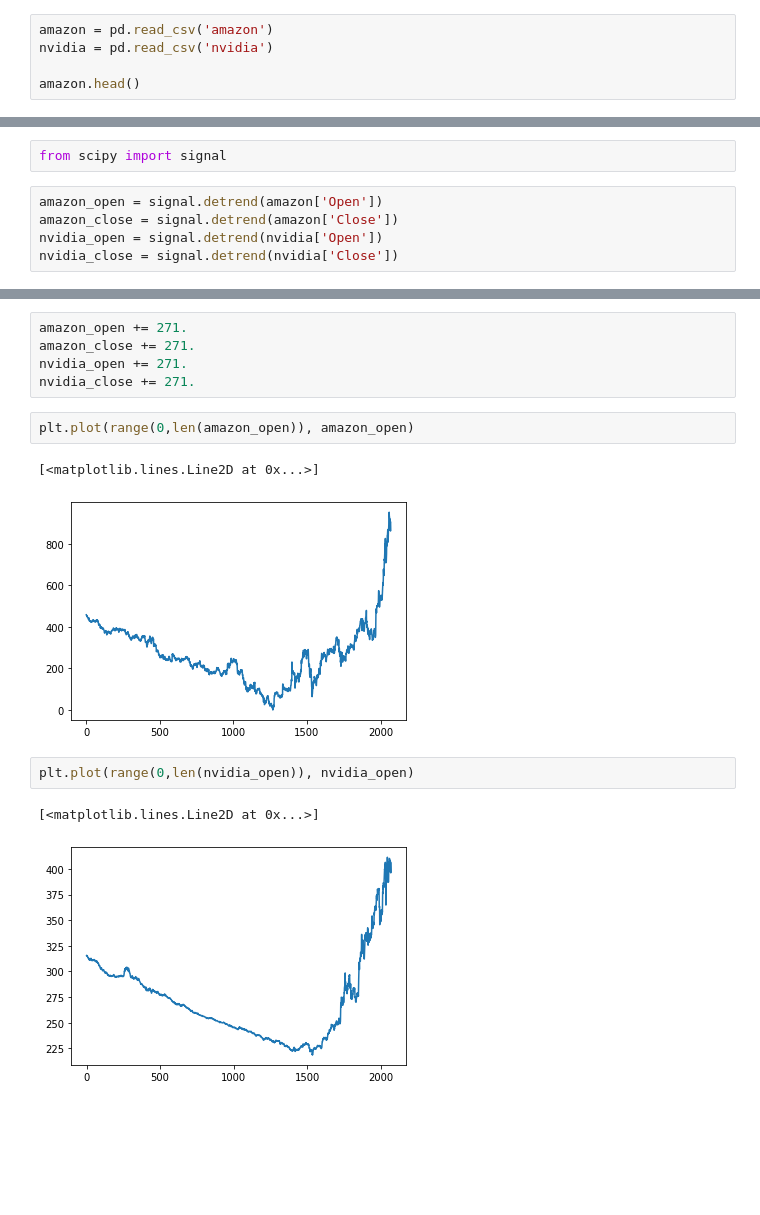
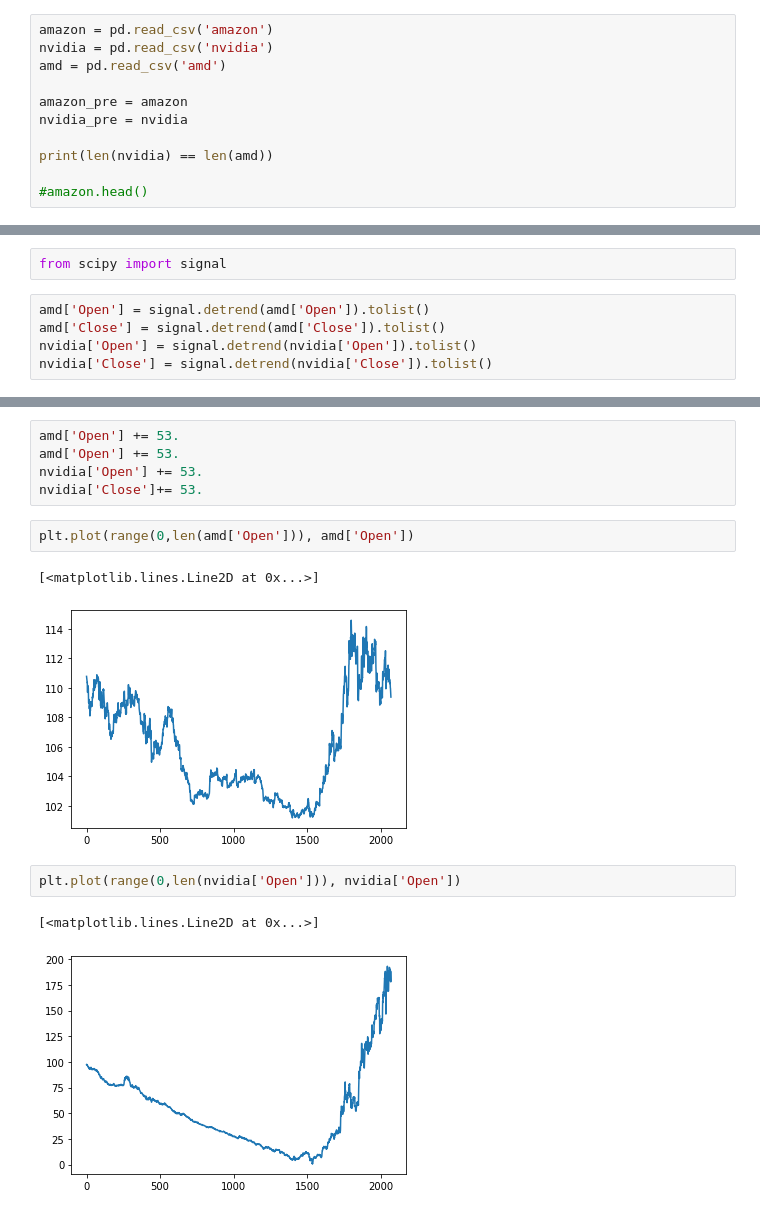
Before and after one commit to Jacoab/A2CTrader, a Jupyter notebook: data_exploration.ipynb, the cells around one changed output, grey strips where cells are left out. Cells and saved outputs as stored; diff of their text form; blank space fills up the shorter version.

```diff
--- a/data_exploration.ipynb
+++ b/data_exploration.ipynb
@@ -5,6 +5,12 @@ import pandas as pd
 # %%
 amazon = pd.read_csv('amazon')
 nvidia = pd.read_csv('nvidia')
+amd = pd.read_csv('amd')
 
-amazon.head()
+amazon_pre = amazon
+nvidia_pre = nvidia
+
+print(len(nvidia) == len(amd))
+
+#amazon.head()
 # %% [output]
@@ -36,8 +46,8 @@ plt.plot(range(0, len(nvidia['Open'])), nvidia['Open'])
 # %%
 from scipy import signal
 # %%
-amazon_open = signal.detrend(amazon['Open'])
-amazon_close = signal.detrend(amazon['Close'])
-nvidia_open = signal.detrend(nvidia['Open'])
-nvidia_close = signal.detrend(nvidia['Close'])
+amd['Open'] = signal.detrend(amd['Open']).tolist()
+amd['Close'] = signal.detrend(amd['Close']).tolist()
+nvidia['Open'] = signal.detrend(nvidia['Open']).tolist()
+nvidia['Close'] = signal.detrend(nvidia['Close']).tolist()
 # %%
@@ -63,15 +73,15 @@ print(nvidia_close.min())
-# %%
-amazon_open += 271.
-amazon_close += 271.
-nvidia_open += 271.
-nvidia_close += 271.
+# %%
+amd['Open'] += 53.
+amd['Open'] += 53.
+nvidia['Open'] += 53.
+nvidia['Close']+= 53.
 # %%
-plt.plot(range(0,len(amazon_open)), amazon_open)
+plt.plot(range(0,len(amd['Open'])), amd['Open'])
 # %% [output]
 [<matplotlib.lines.Line2D at 0x...>]
-[figure, old version]
+[figure, new version]
 # %%
-plt.plot(range(0,len(nvidia_open)), nvidia_open)
+plt.plot(range(0,len(nvidia['Open'])), nvidia['Open'])
 # %% [output]
 [<matplotlib.lines.Line2D at 0x...>]
-[figure, old version]
+[figure, new version]
```
Also changed, not shown: parts of 10 cells of this notebook, 4 other files.
